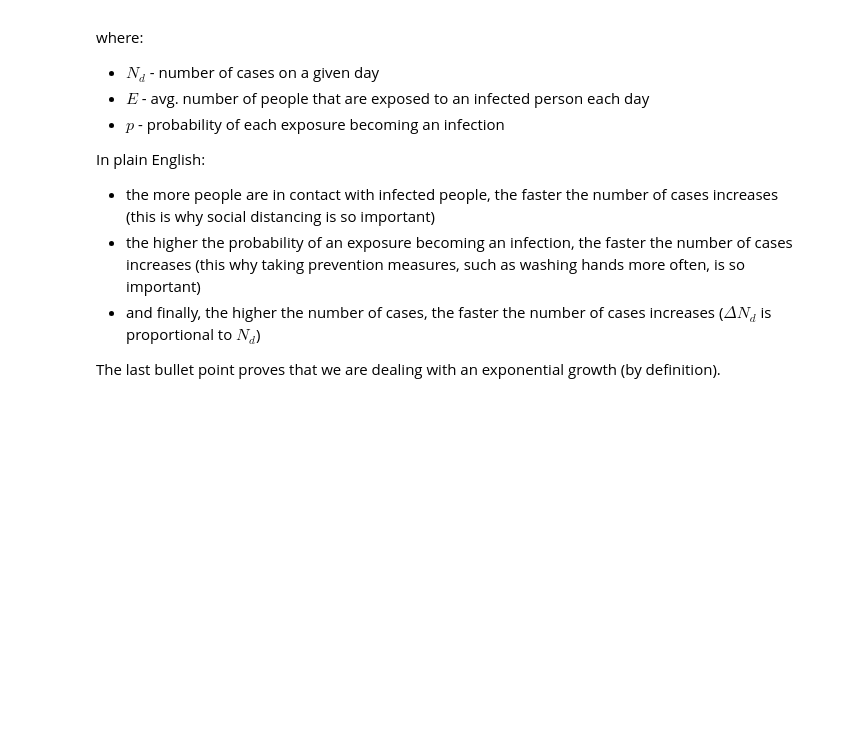
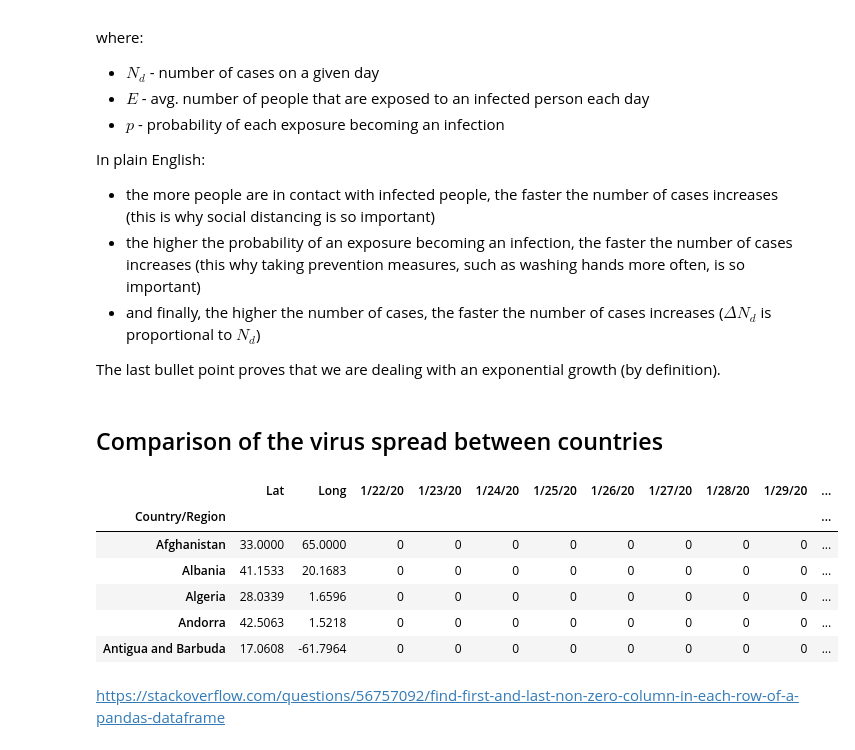
Before and after one commit to HSOFEUP/data-clinics, a Jupyter notebook: Clinic4/clinic4_BlazejDolicki.ipynb, the cells around one changed output. Drawn from its saved outputs; the diff is of its cells as text; code cells hidden in the pictures; blank space fills up the shorter version.

```diff
--- a/Clinic4/clinic4_BlazejDolicki.ipynb
+++ b/Clinic4/clinic4_BlazejDolicki.ipynb
@@ -89,3 +86,5 @@ In plain English:
 * and finally, the higher the number of cases, the faster the number of cases increases ($\Delta N_d$ is proportional to $N_d$)
 
 The last bullet point proves that we are dealing with an exponential growth (by definition).
+# %% [markdown]
+## Comparison of the virus spread between countries
@@ -91,0 +93,12 @@ The last bullet point proves that we are dealing with an exponential growth (by
+# %%
+confirmed_per_country.head()
+# %% [output]
+|  | Lat | Long | 1/22/20 | 1/23/20 | 1/24/20 | 1/25/20 | 1/26/20 | 1/27/20 | 1/28/20 | 1/29/20 | ... |
+| Country/Region |  |  |  |  |  |  |  |  |  |  | ... |
+| Afghanistan | 33.0000 | 65.0000 | 0 | 0 | 0 | 0 | 0 | 0 | 0 | 0 | ... |
+| Albania | 41.1533 | 20.1683 | 0 | 0 | 0 | 0 | 0 | 0 | 0 | 0 | ... |
+| Algeria | 28.0339 | 1.6596 | 0 | 0 | 0 | 0 | 0 | 0 | 0 | 0 | ... |
+| Andorra | 42.5063 | 1.5218 | 0 | 0 | 0 | 0 | 0 | 0 | 0 | 0 | ... |
+| Antigua and Barbuda | 17.0608 | -61.7964 | 0 | 0 | 0 | 0 | 0 | 0 | 0 | 0 | ... |
+# %% [markdown]
+https://stackoverflow.com/questions/56757092/find-first-and-last-non-zero-column-in-each-row-of-a-pandas-dataframe
```
Also changed, not shown: parts of 7 cells of this notebook.
